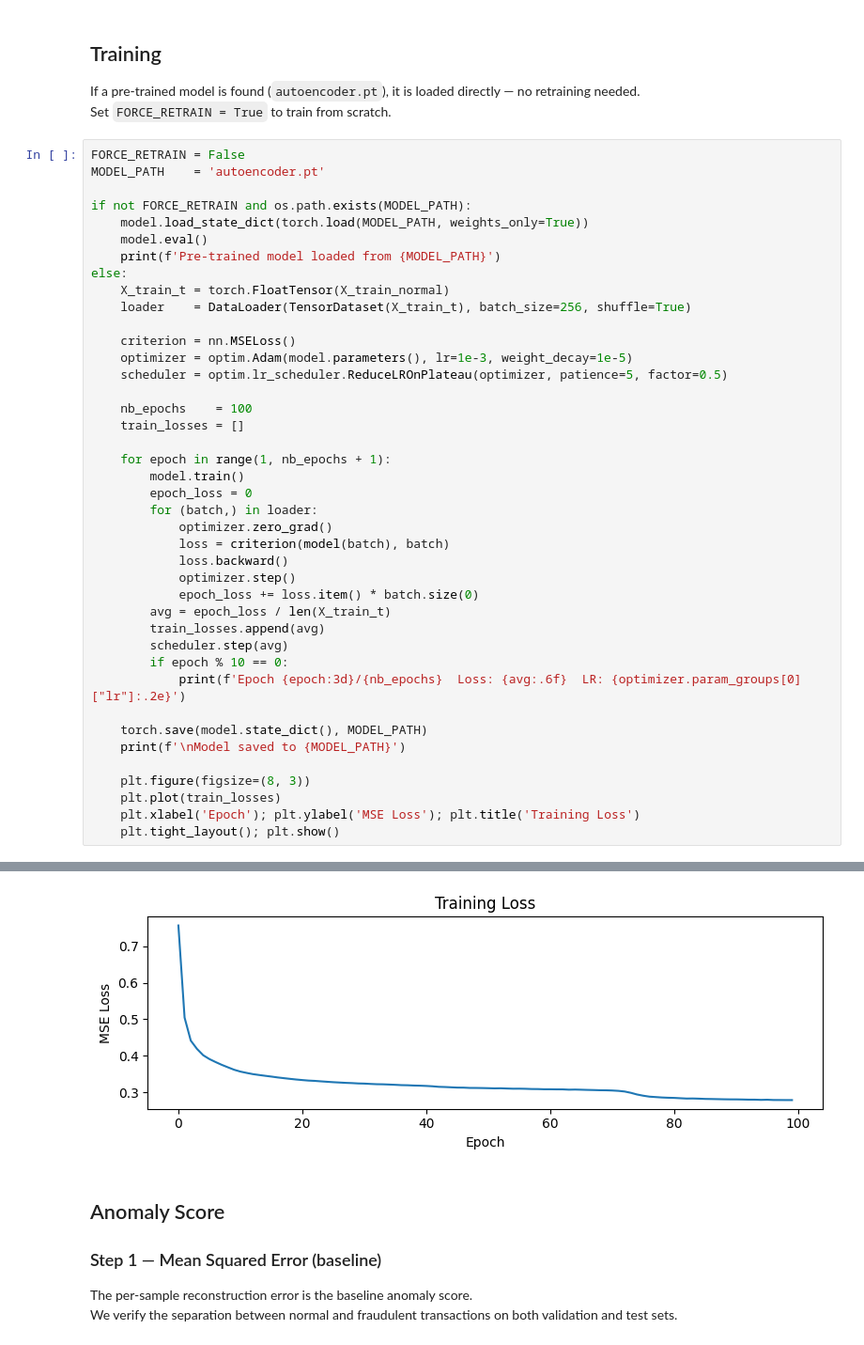
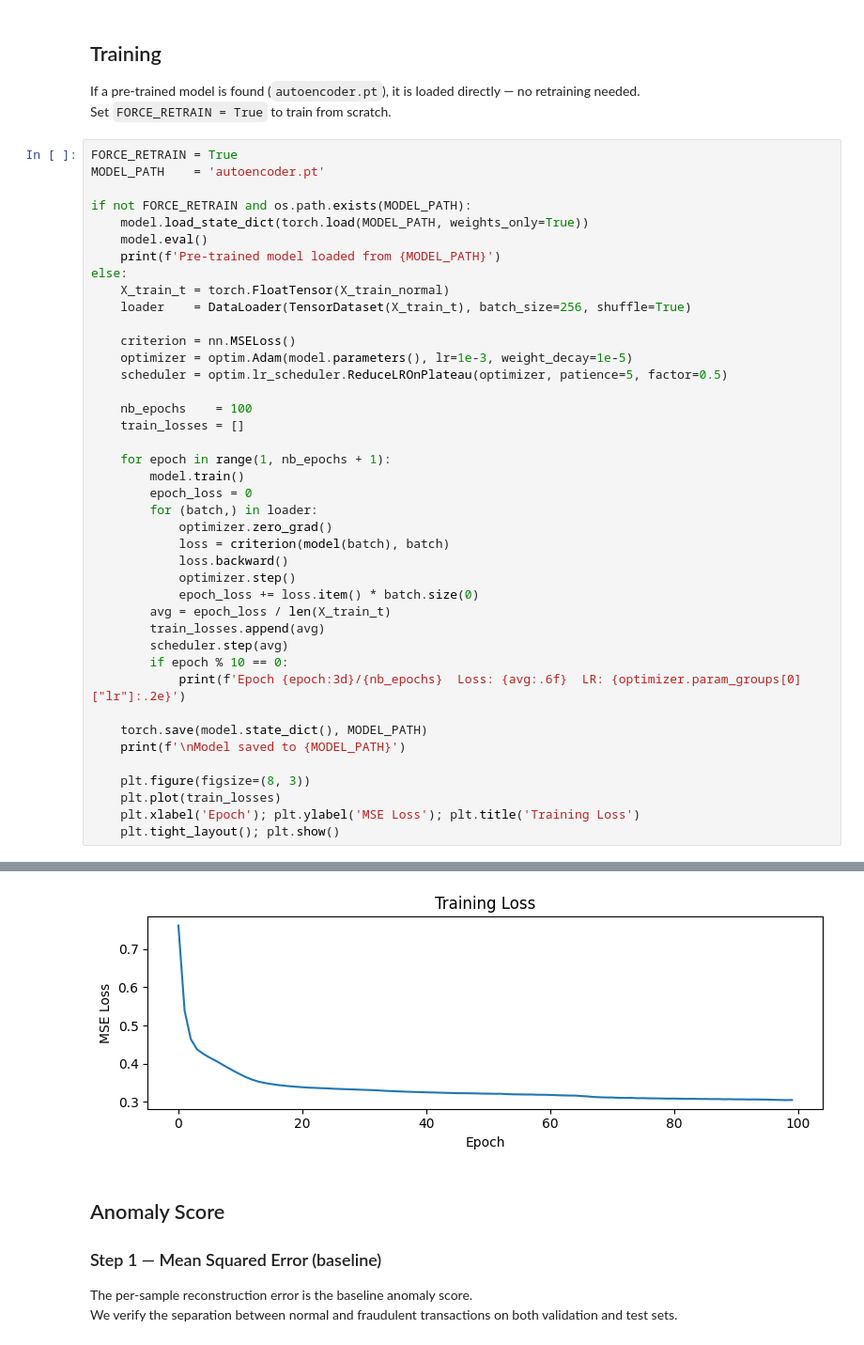
Before and after one commit to lele25896/Credit-Card-Fraud-Detection-with-Autoencoders, a Jupyter notebook: pytorch_model.ipynb, the cells around one changed output, grey strips where cells are left out. Shown at 94% size. Drawn from its saved outputs; the diff is of its cells as text.

```diff
--- a/pytorch_model.ipynb
+++ b/pytorch_model.ipynb
@@ -122,7 +127,7 @@ Total parameters: 1,795
 If a pre-trained model is found (`autoencoder.pt`), it is loaded directly — no retraining needed.
 Set `FORCE_RETRAIN = True` to train from scratch.
 # %%
-FORCE_RETRAIN = False
+FORCE_RETRAIN = True
 MODEL_PATH    = 'autoencoder.pt'
 
 if not FORCE_RETRAIN and os.path.exists(MODEL_PATH):
@@ -176,6 +181,6 @@ Epoch 100/100  Loss: 0.278611  LR: 1.00e-03
 
 Model saved to autoencoder.pt
-[figure, old version]
+[figure, new version]
 # %% [markdown]
 ## Anomaly Score
 
```
Also changed, not shown: parts of 7 cells of this notebook, 9 other files.
